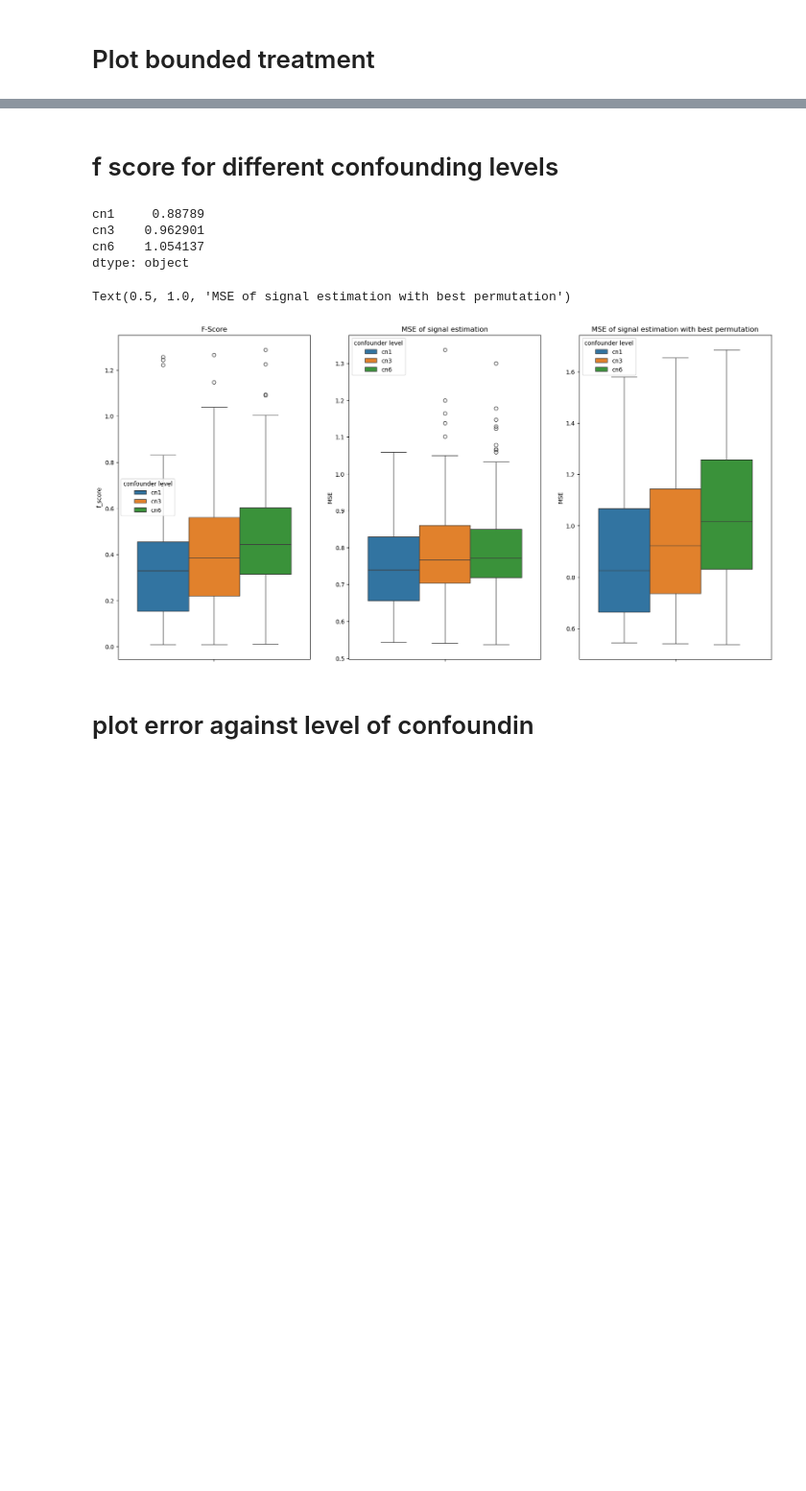
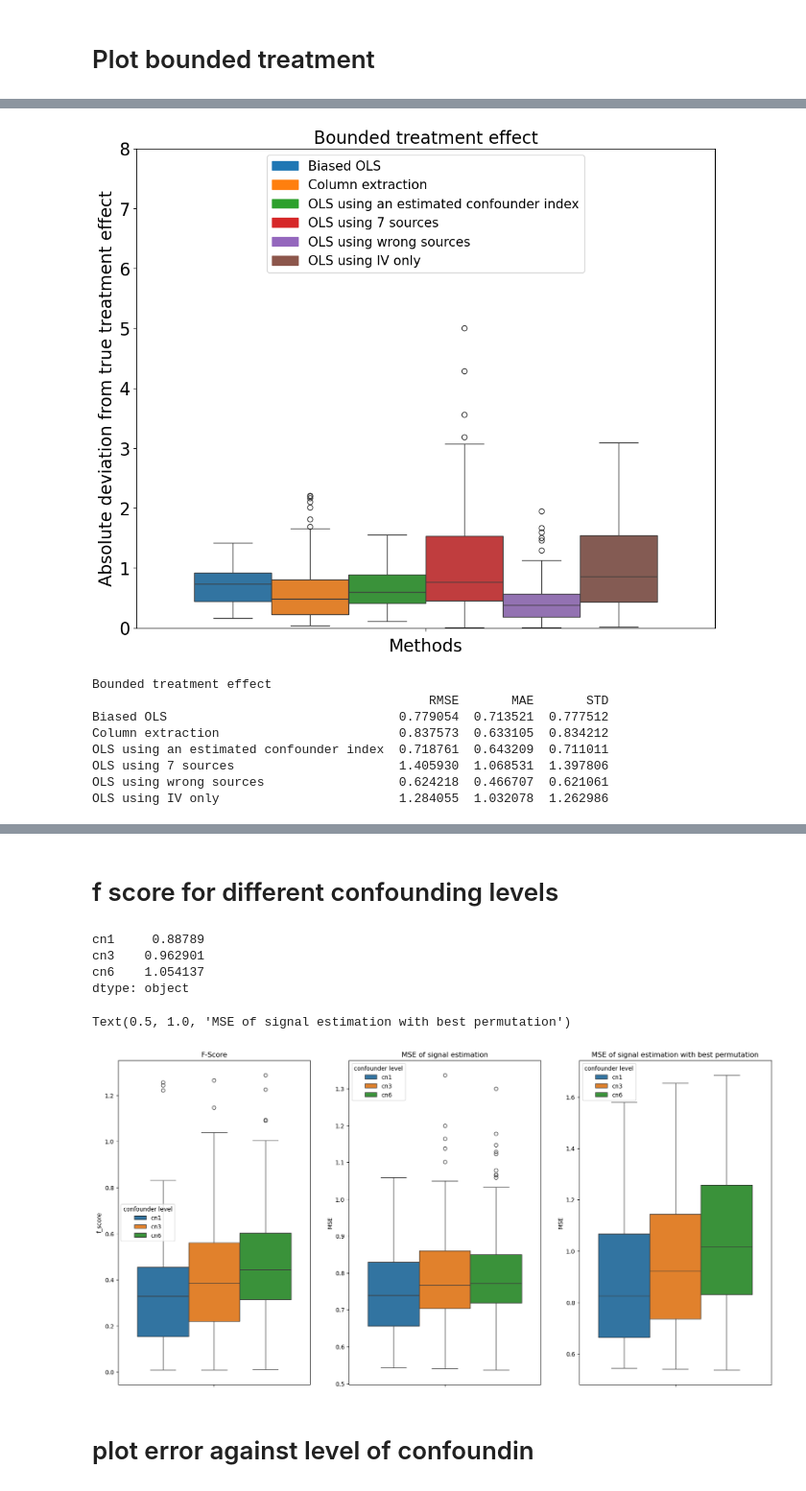
Before and after one commit to malo4300/ICA_IV_simulations, a Jupyter notebook: plots/plot_error_distribution.ipynb, the cells around one changed output, grey strips where cells are left out. Shown at 96% size. Drawn from its saved outputs; the diff is of its cells as text; code cells hidden in the pictures; blank space fills up the shorter version.

```diff
--- a/plots/plot_error_distribution.ipynb
+++ b/plots/plot_error_distribution.ipynb
@@ -170,3 +200,0 @@ cond_df = pd.DataFrame({"seed" : [i for i in range(100)], "conditioning_number"
-# %%
-err, seed = calc_error(data)
-df = pd.concat([err, seed], axis=1)
@@ -178,13 +200,0 @@ df.shape
-# %%
-fig, ax= plt.subplots(1,3, figsize=(20, 10))
-cond = df["conditioning_number"]
-for i in range(3):
-    sns.scatterplot(x=cond, y = np.abs(df.iloc[:,i]), ax=ax[i])
-    ax[i].set_xlabel(f"Condition numer")
-    ax[i].set_ylabel("Error")
-    # linear fit
-    m, b = np.polyfit(cond, np.abs(df.iloc[:,i]), 1)
-    ax[i].plot(cond, m*cond + b, c="red")
-    ax[i].set_title(f"Error in {df.columns[i]} vs Condition Number")
-
-plt.show()
@@ -204,0 +201,62 @@ TtestResult(statistic=0.6255745858624346, pvalue=0.5330481531742122, df=98.0)
+# %%
+def plot_errors_bounded(err, rmse, mae, std,ax):
+    """Creates boxplots and adds legend with RMSE, MAE, and STD."""
+    df_long = err.melt(var_name="variable", value_name="value").dropna()
+    sns.boxplot(data=df_long, y="value", hue="variable", ax=ax)
+
+    ax.set_title(f"Bounded treatment effect", fontsize=20)
+    ax.set_ylabel("Absolute deviation from true treatment effect", fontsize=20)
+    ax.set_xlabel("Methods", fontsize=20)
+    ax.tick_params(axis='both', which='major', labelsize=20)
+    ax.set_ylim((0,8))
+    palette = sns.color_palette(n_colors=err.shape[1])
+    #handles = [
+    #    mpatches.Patch(color=palette[i], label=f"RMSE = {rmse[i]:.2f}, MAE = {mae[i]:.2f}, Std = {std[i]:.2f}  : {err.columns[i]}")
+    #    for i in range(len(err.columns))
+    #]
+    handles = [
+        mpatches.Patch(color=palette[i], label=f"{err.columns[i]}")
+        for i in range(len(err.columns))
+    ]
+    ax.legend(handles=handles, loc="upper center", fontsize=15)
+true_treatment = get_true_treatment_effect(path="data_generation/bounded_treatment_effect/data/", name="true_mixing_init_flipp_")
+ols_est = calculate_ols_estimate(path=f"data_generation/bounded_treatment_effect/data/", name= "data_obs_init_flipp_")
+ols_est = np.array(ols_est) - np.array(true_treatment)
+
+column_extraction_est = column_extraction(path = "data_generation/bounded_treatment_effect/data/", name  = "estimated_mixing_CausalVarEM_init_flipp")
+column_extraction_est = np.array(column_extraction_est) - np.array(true_treatment)
+
+
+
+errors_confounder = load_and_calculate_errors("../treatment_effect_estimation/treatment_effect_estimations/CausalVarEM_confounder_source_bounded_treatment.csv", "estimated_treatment_using_confounder_source", "true_treatment_effect")
+errors_7_sources = load_and_calculate_errors("../treatment_effect_estimation/treatment_effect_estimations/CausalVarEM_7_sources_bounded_treatment.csv", "estimated_treatment_on_sources", "true_treatment_effect")
+errors_nonsense = load_and_calculate_errors("../treatment_effect_estimation/treatment_effect_estimations/CausalVarEM_7_sources_nonsense_bounded_treatment.csv", "mistaken_scheme", "true_treatment_effect")
+errors_iv_only = load_and_calculate_errors("../treatment_effect_estimation/treatment_effect_estimations/CausalVarEM_iv_only_bounded.csv", "iv_only_effect", "true_treatment_effect")
+
+rmse, mae, std = [], [], []
+gather_statistics({"RMSE": np.sqrt(np.mean(np.array(ols_est)**2)), "MAE": np.mean(np.abs(ols_est)), "STD": np.std(ols_est)}, rmse, mae, std)
+gather_statistics({"RMSE": np.sqrt(np.mean(np.array(column_extraction_est)**2)), "MAE": np.mean(np.abs(column_extraction_est)), "STD": np.std(column_extraction_est)}, rmse, mae, std)
+gather_statistics(errors_confounder, rmse, mae, std)
+gather_statistics(errors_7_sources, rmse, mae, std)
+gather_statistics(errors_nonsense, rmse, mae, std)
+gather_statistics(errors_iv_only, rmse, mae, std)
+
+err = prepare_error_dataframe(ols_est, column_extraction_est, [errors_confounder, errors_7_sources, errors_nonsense, errors_iv_only], ["OLS using an estimated confounder index", "OLS using 7 sources", "OLS using wrong sources", "OLS using IV only"])
+
+fig, ax = plt.subplots(1, 1, figsize=(12, 10))
+plot_errors_bounded(err, rmse, mae, std, ax)  # Use ax instead of ax[0]
+plt.show()
+
+# print metric summary
+print("Bounded treatment effect")
+print(pd.DataFrame({"RMSE": rmse, "MAE": mae, "STD": std}, index=err.columns))
+# %% [output]
+[figure, added]
+Bounded treatment effect
+                                             RMSE       MAE       STD
+Biased OLS                               0.779054  0.713521  0.777512
+Column extraction                        0.837573  0.633105  0.834212
+OLS using an estimated confounder index  0.718761  0.643209  0.711011
+OLS using 7 sources                      1.405930  1.068531  1.397806
+OLS using wrong sources                  0.624218  0.466707  0.621061
+OLS using IV only                        1.284055  1.032078  1.262986
```
Also changed, not shown: parts of 25 cells of this notebook, 12 other files.
